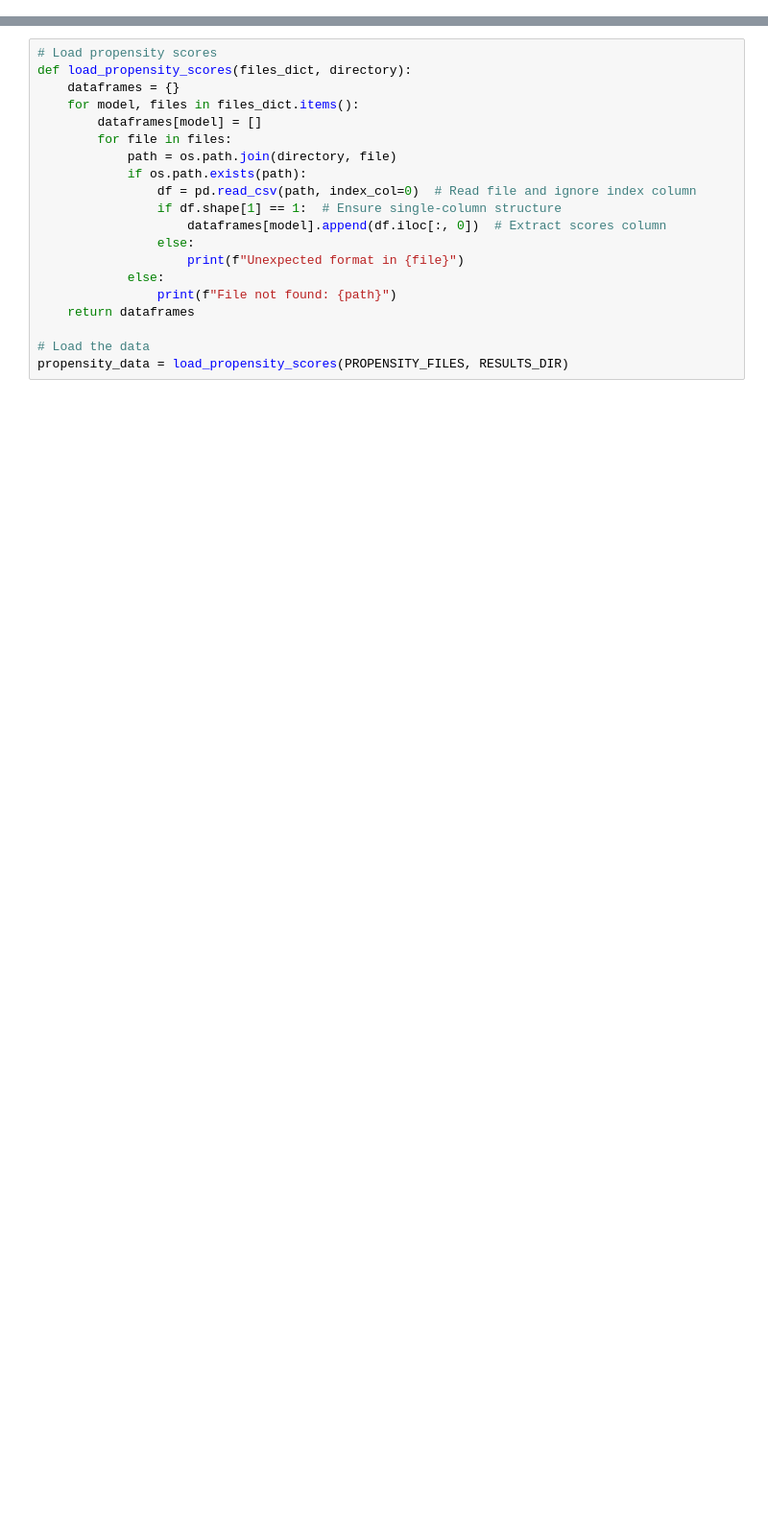
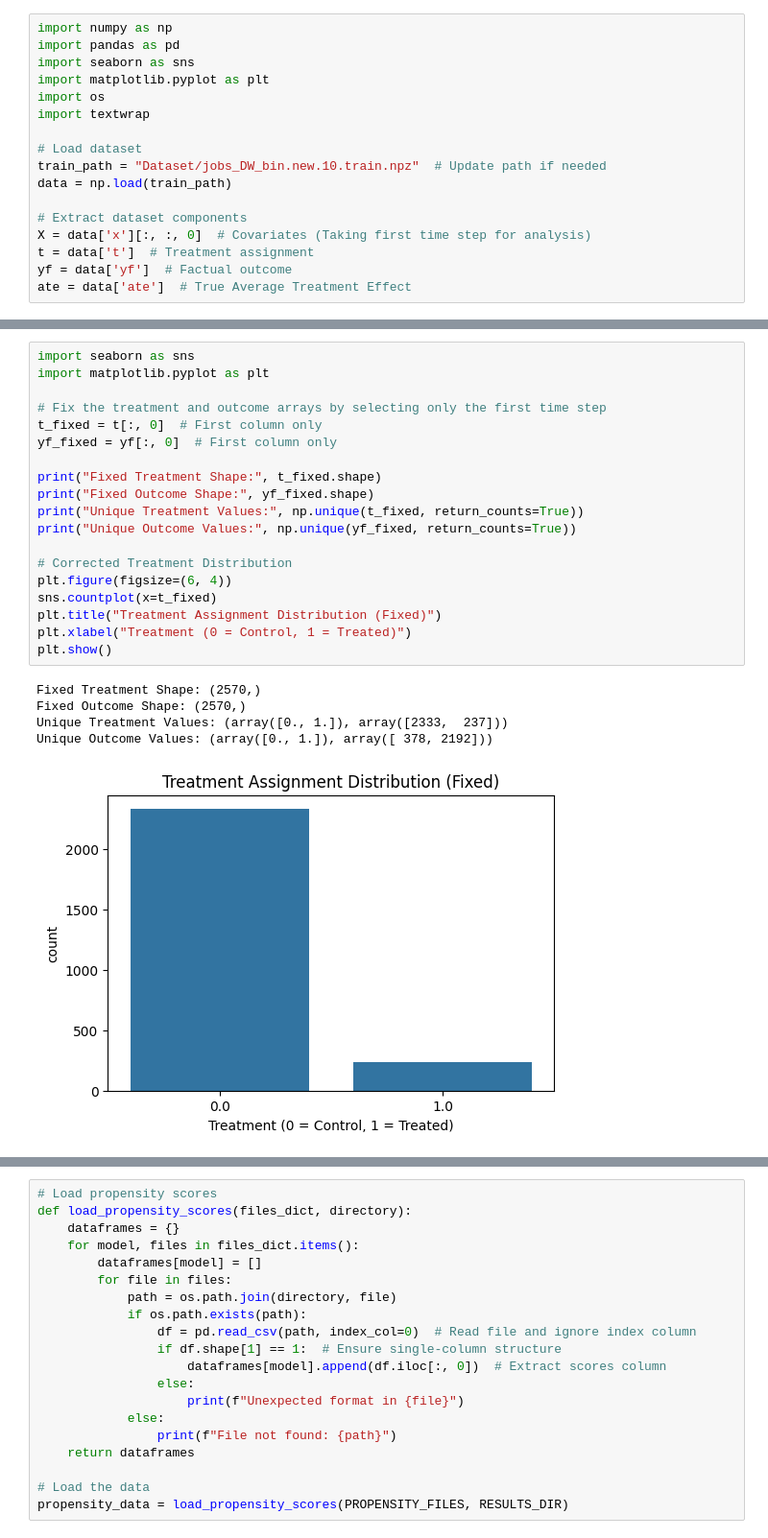
Before and after one commit to PulkitT01/DPN-SA-MMD_extension, a Jupyter notebook: data_explore.ipynb, the cells around one changed output, grey strips where cells are left out. Shown: that part at 96% size. Drawn from its saved outputs; the diff is of its cells as text; blank space fills up the shorter version.

```diff
--- a/Results.ipynb
+++ b/data_explore.ipynb
@@ -5,0 +1,17 @@ import seaborn as sns
+# %%
+import numpy as np
+import pandas as pd
+import seaborn as sns
+import matplotlib.pyplot as plt
+import os
+import textwrap
+
+# Load dataset
+train_path = "Dataset/jobs_DW_bin.new.10.train.npz"  # Update path if needed
+data = np.load(train_path)
+
+# Extract dataset components
+X = data['x'][:, :, 0]  # Covariates (Taking first time step for analysis)
+t = data['t']  # Treatment assignment
+yf = data['yf']  # Factual outcome
+ate = data['ate']  # True Average Treatment Effect
@@ -5,0 +121,25 @@ import seaborn as sns
+# %%
+import seaborn as sns
+import matplotlib.pyplot as plt
+
+# Fix the treatment and outcome arrays by selecting only the first time step
+t_fixed = t[:, 0]  # First column only
+yf_fixed = yf[:, 0]  # First column only
+
+print("Fixed Treatment Shape:", t_fixed.shape)
+print("Fixed Outcome Shape:", yf_fixed.shape)
+print("Unique Treatment Values:", np.unique(t_fixed, return_counts=True))
+print("Unique Outcome Values:", np.unique(yf_fixed, return_counts=True))
+
+# Corrected Treatment Distribution
+plt.figure(figsize=(6, 4))
+sns.countplot(x=t_fixed)
+plt.title("Treatment Assignment Distribution (Fixed)")
+plt.xlabel("Treatment (0 = Control, 1 = Treated)")
+plt.show()
+# %% [output]
+Fixed Treatment Shape: (2570,)
+Fixed Outcome Shape: (2570,)
+Unique Treatment Values: (array([0., 1.]), array([2333,  237]))
+Unique Outcome Values: (array([0., 1.]), array([ 378, 2192]))
+[figure, added]
```
Also changed, not shown: parts of 22 cells of this notebook.
